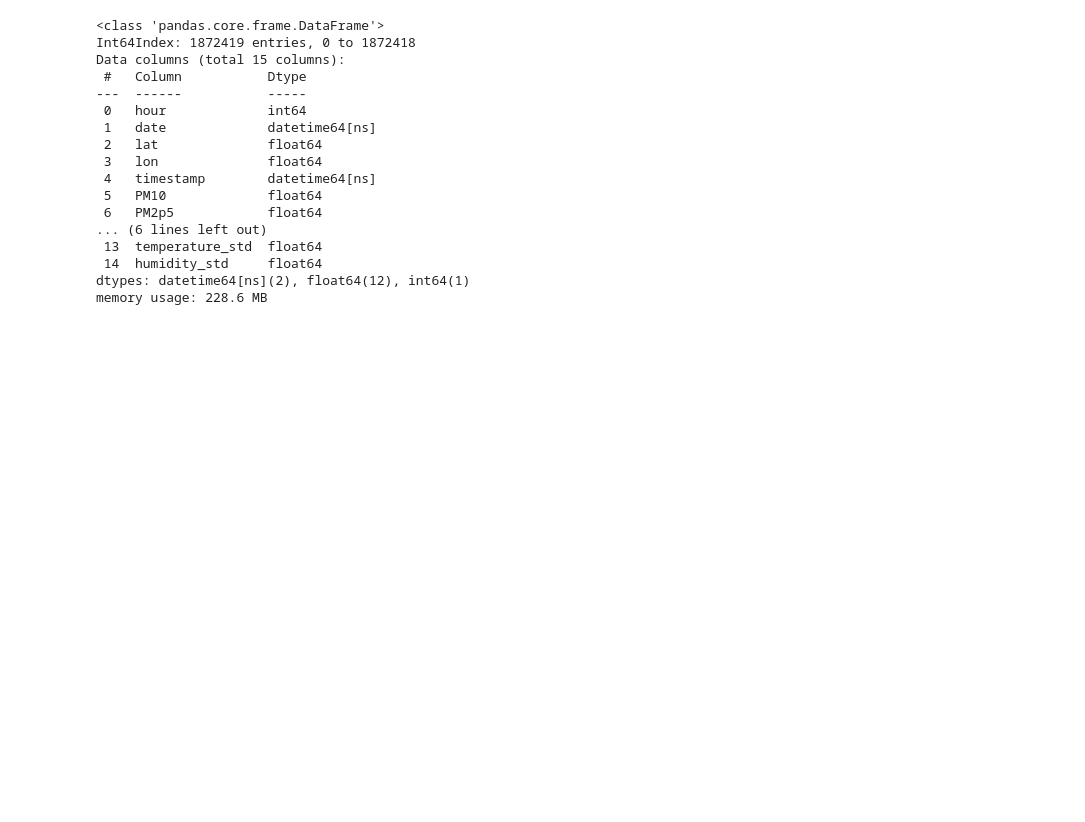
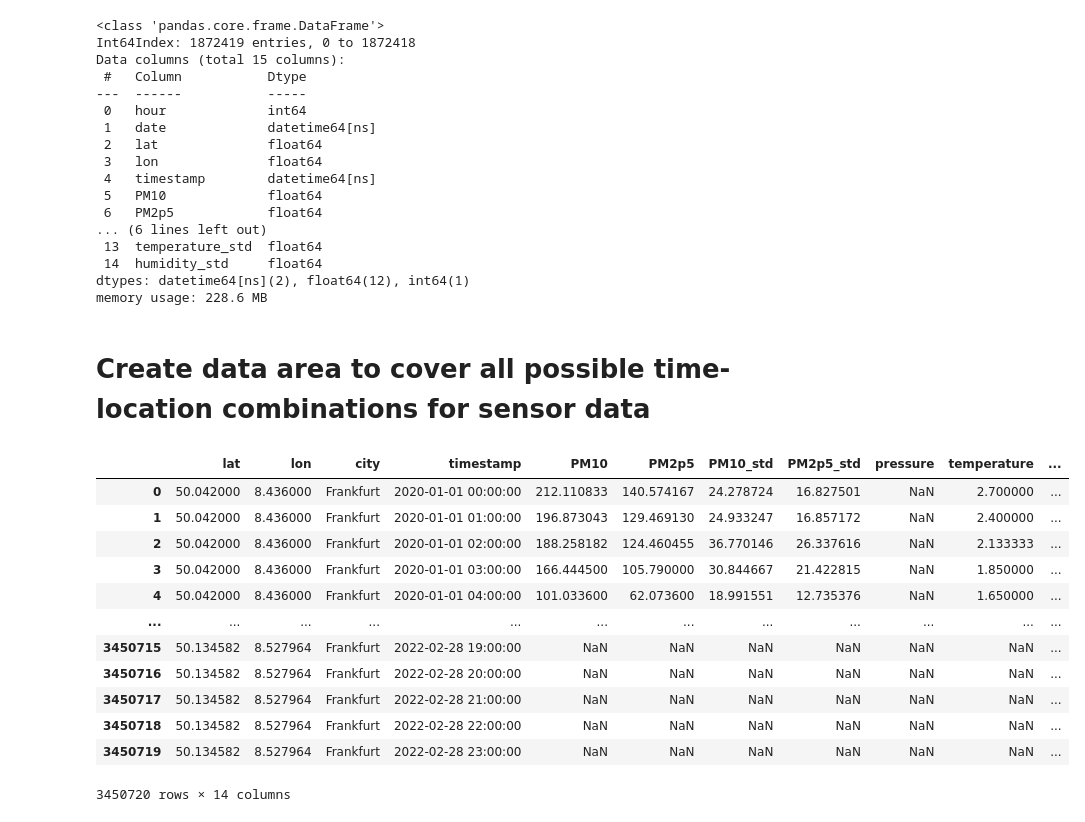
Before and after one commit to j-herbig/air-pollution, a Jupyter notebook: notebooks/data_merging.ipynb, the cells around one changed output. Cells and saved outputs as stored; diff of their text form; code cells hidden in the pictures; blank space fills up the shorter version.

```diff
--- a/notebooks/data_merging.ipynb
+++ b/notebooks/data_merging.ipynb
@@ -356,0 +360,36 @@ df.to_csv('../data/processed_sensor_community.csv')
+# %% [markdown]
+# Create data area to cover all possible time-location combinations for sensor data
+# %%
+# eventually read data from csv again (if you do not want to execute the cells above)
+#df = pd.read_csv('../data/processed_sensor_community.csv', index_col=0)
+#df['timestamp'] = pd.to_datetime(df.timestamp)
+
+df.drop(['date','hour'], axis=1, inplace=True)
+# %%
+# create list of distinct lat/long positions of sensor data
+data_area_location = df[['lat', 'lon', 'city']].drop_duplicates()
+
+# create data area of all possible timestamps
+data_area_time = pd.DataFrame()
+data_area_time['timestamp'] = pd.date_range(start=df['timestamp'].min(), end=df['timestamp'].max(), freq='H')
+
+# create complete data area over all timestamps and locations
+data_area = data_area_location.merge(data_area_time, how='cross')
+
+# join data to data area
+full_sensor_df = data_area.merge(df, how='left', on=['lat','lon','timestamp', 'city'])
+full_sensor_df
+# %% [output]
+|  | lat | lon | city | timestamp | PM10 | PM2p5 | PM10_std | PM2p5_std | pressure | temperature | ... |
+| 0 | 50.042000 | 8.436000 | Frankfurt | 2020-01-01 00:00:00 | 212.110833 | 140.574167 | 24.278724 | 16.827501 | NaN | 2.700000 | ... |
+| 1 | 50.042000 | 8.436000 | Frankfurt | 2020-01-01 01:00:00 | 196.873043 | 129.469130 | 24.933247 | 16.857172 | NaN | 2.400000 | ... |
+| 2 | 50.042000 | 8.436000 | Frankfurt | 2020-01-01 02:00:00 | 188.258182 | 124.460455 | 36.770146 | 26.337616 | NaN | 2.133333 | ... |
+| 3 | 50.042000 | 8.436000 | Frankfurt | 2020-01-01 03:00:00 | 166.444500 | 105.790000 | 30.844667 | 21.422815 | NaN | 1.850000 | ... |
+| 4 | 50.042000 | 8.436000 | Frankfurt | 2020-01-01 04:00:00 | 101.033600 | 62.073600 | 18.991551 | 12.735376 | NaN | 1.650000 | ... |
+| ... | ... | ... | ... | ... | ... | ... | ... | ... | ... | ... | ... |
+| 3450715 | 50.134582 | 8.527964 | Frankfurt | 2022-02-28 19:00:00 | NaN | NaN | NaN | NaN | NaN | NaN | ... |
+| 3450716 | 50.134582 | 8.527964 | Frankfurt | 2022-02-28 20:00:00 | NaN | NaN | NaN | NaN | NaN | NaN | ... |
+| 3450717 | 50.134582 | 8.527964 | Frankfurt | 2022-02-28 21:00:00 | NaN | NaN | NaN | NaN | NaN | NaN | ... |
+| 3450718 | 50.134582 | 8.527964 | Frankfurt | 2022-02-28 22:00:00 | NaN | NaN | NaN | NaN | NaN | NaN | ... |
+| 3450719 | 50.134582 | 8.527964 | Frankfurt | 2022-02-28 23:00:00 | NaN | NaN | NaN | NaN | NaN | NaN | ... |
+3450720 rows × 14 columns
```
Also changed, not shown: parts of 10 cells of this notebook, 1 other file.
